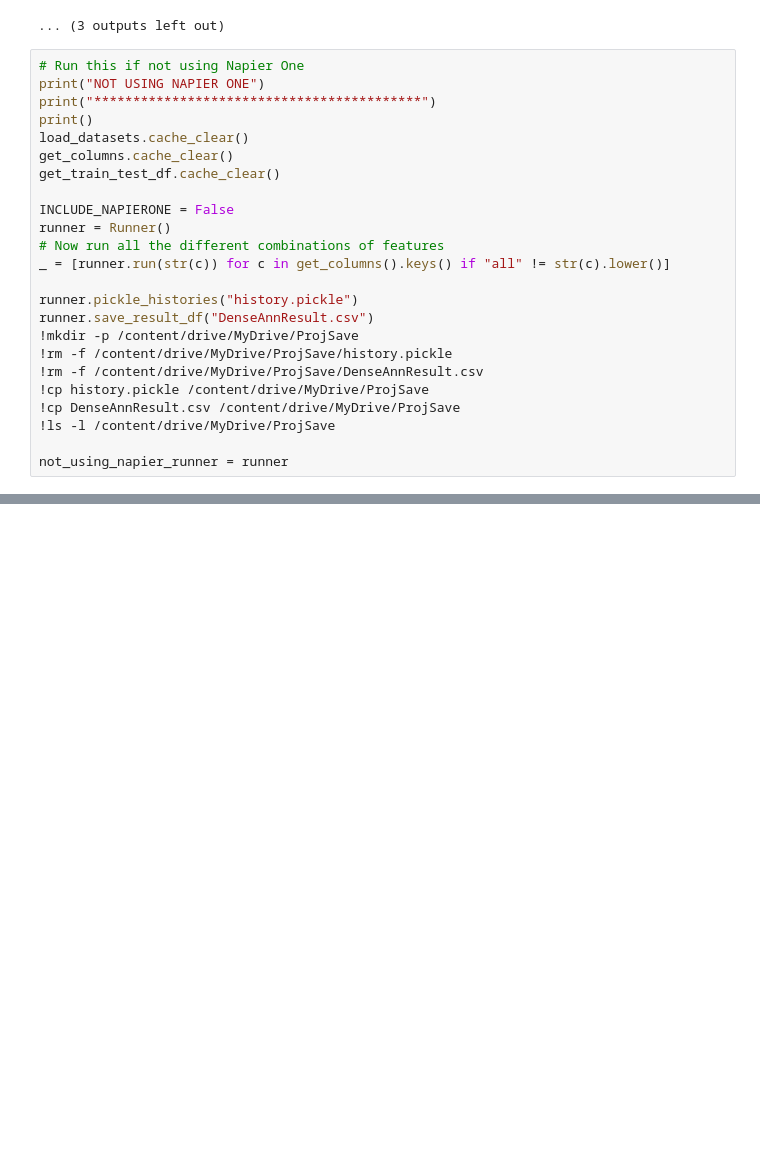
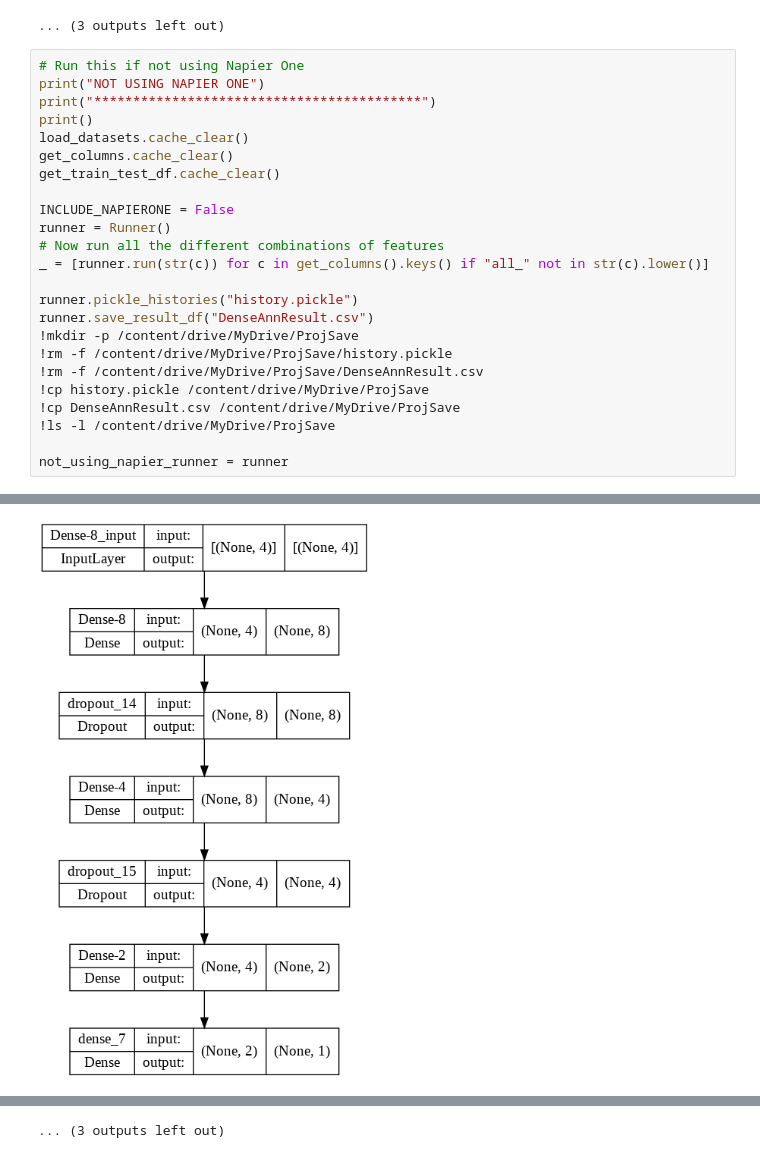
Before and after one commit to bhattacharjee/RansomFoRRT, a Jupyter notebook: DeepANN/deep_ann_v1.ipynb, the cells around one changed output, grey strips where cells are left out. Saved outputs shown, nothing was run; the diff lists cells and outputs as text; blank space fills up the shorter version.

```diff
--- a/DeepANN/deep_ann_v1.ipynb
+++ b/DeepANN/deep_ann_v1.ipynb
@@ -467,7 +467,7 @@ get_train_test_df.cache_clear()
 INCLUDE_NAPIERONE = False
 runner = Runner()
 # Now run all the different combinations of features
-_ = [runner.run(str(c)) for c in get_columns().keys() if "all" != str(c).lower()]
+_ = [runner.run(str(c)) for c in get_columns().keys() if "all_" not in str(c).lower()]
 
 runner.pickle_histories("history.pickle")
 runner.save_result_df("DenseAnnResult.csv")
@@ -486,0 +500 @@ Reloading Datasets
+[figure, added]
@@ -487,3 +591,4 @@ Reloading Datasets
+... (3 outputs left out)
 # %%
 runner = using_napier_runner
 print("USING NAPIER ONE")
```
Also changed, not shown: parts of 3 cells of this notebook.
